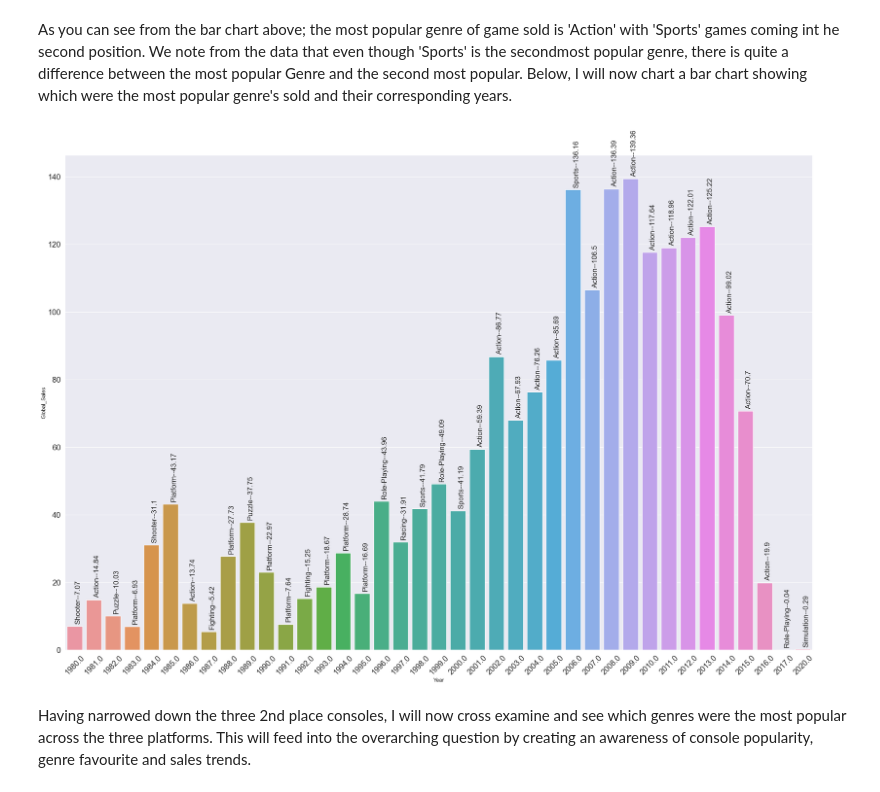
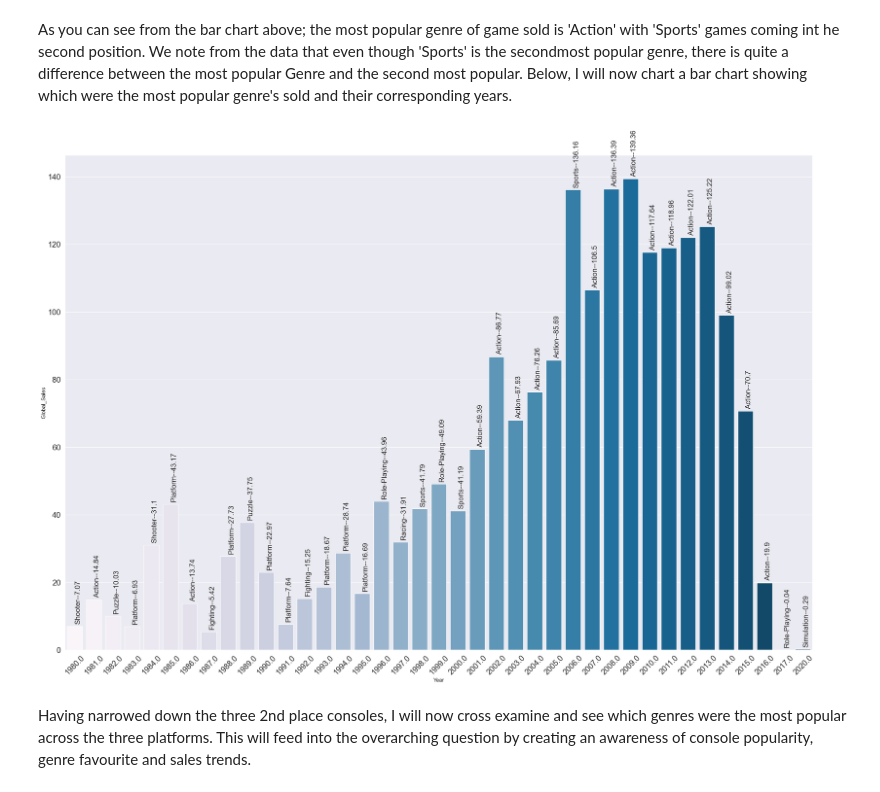
Before and after one commit to SeanE15/Programming-for-Data-Analysis, a Jupyter notebook: Assignment 1/PfDA Project 1.ipynb, the cells around one changed output. Cells and saved outputs as stored; diff of their text form; code cells hidden in the pictures.

```diff
--- a/Assignment 1/PfDA Project 1.ipynb
+++ b/Assignment 1/PfDA Project 1.ipynb
@@ -232,29 +216,29 @@ As you can see from the bar chart above; the most popular genre of game sold is
 # %%
 # start by grouping the Genre and Year columns for Global sales and getting the sum of the sales.
 year_sale_genre = df.groupby(by=['Year', 'Genre'])['Global_Sales'].sum().reset_index()
 # Transform is used in conjunction with the groupby function and we equal the two columns, year and global sales to the previous dataframe 'year_sales_genre'
 year_sale = year_sale_genre.groupby(by=['Year'])['Global_Sales'].transform(max) == year_sale_genre['Global_Sales']
 # I now equate the two dataframes together and reset the index (and 'drop' the old index columns.)
 year_sale_max = year_sale_genre[year_sale].reset_index(drop=True)
 
 genre1 = year_sale_max['Genre']
 
 # I now create the bar plot
 plt.figure(figsize=(30, 20))
-games = sns.barplot(x='Year', y='Global_Sales', data=year_sale_max)
+games = sns.barplot(x='Year', y='Global_Sales', data=year_sale_max, palette="PuBu")
 index = 0
 # below we add code to ensure that the genre that was sold the most per year is displayed.
 for value in year_sale_max['Global_Sales']:
 # below I set out that the genre is displayed above the individual barplots and also that the values are correct to 2 decimal places, while also displaying the genre title for that year.
     games.text(index, value + 1, str(genre1[index] + '--' +str(round(value, 2))), size=16, rotation= 90)
     index += 1
 
 # ensure that x and y axis fonts are legible
 plt.xticks(rotation=45, fontsize='x-large')
 plt.yticks(fontsize='x-large')
 plt.show()
 # %% [output]
-[figure, old version]
+[figure, new version]
 # %% [markdown]
 Having narrowed down the three 2nd place consoles, I will now cross examine and see which genres were the most popular across the three platforms. This will feed into the overarching question by creating an awareness of console popularity, genre favourite and sales trends.
 # %%
```
Also changed, not shown: parts of 30 cells of this notebook.
